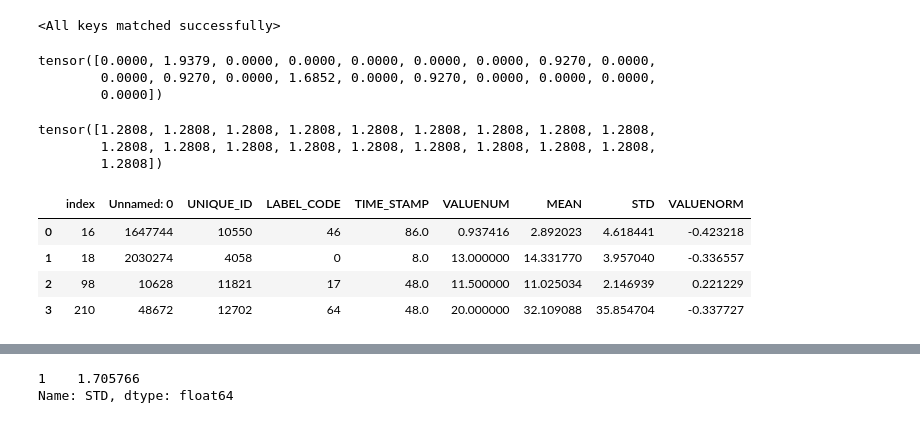
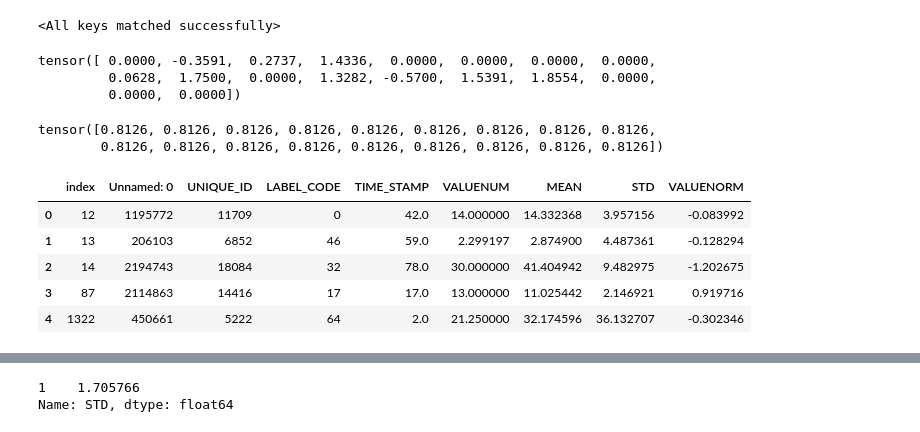
Before and after one commit to keytsuda/Continuous-Monitoring-of-Vital, a Jupyter notebook: GRUODEBayse/trained_model_test.ipynb, the cells around one changed output, grey strips where cells are left out. Cells and saved outputs as stored; diff of their text form; code cells hidden in the pictures.

```diff
--- a/GRUODEBayse/trained_model_test.ipynb
+++ b/GRUODEBayse/trained_model_test.ipynb
@@ -127,20 +128,17 @@ for i in range(100):
     if np.average(temp[np.where(temp!=0)])>0.5:
          break
 # %%
-import copy
-var=0
 b_new=copy.deepcopy(b["X"])
 print(b_new[:,var])
 temp=np.array(b_new[:,var][:])
 b_new[:,var][:]=torch.tensor(np.average(temp[np.where(temp!=0)]))
 b_new[:,var]
 # %% [output]
-tensor([0.0000, 1.9379, 0.0000, 0.0000, 0.0000, 0.0000, 0.0000, 0.9270, 0.0000,
-        0.0000, 0.9270, 0.0000, 1.6852, 0.0000, 0.9270, 0.0000, 0.0000, 0.0000,
-        0.0000])
+tensor([ 0.0000, -0.3591,  0.2737,  1.4336,  0.0000,  0.0000,  0.0000,  0.0000,
+         0.0628,  1.7500,  0.0000,  1.3282, -0.5700,  1.5391,  1.8554,  0.0000,
+         0.0000,  0.0000])
-tensor([1.2808, 1.2808, 1.2808, 1.2808, 1.2808, 1.2808, 1.2808, 1.2808, 1.2808,
-        1.2808, 1.2808, 1.2808, 1.2808, 1.2808, 1.2808, 1.2808, 1.2808, 1.2808,
-        1.2808])
+tensor([0.8126, 0.8126, 0.8126, 0.8126, 0.8126, 0.8126, 0.8126, 0.8126, 0.8126,
+        0.8126, 0.8126, 0.8126, 0.8126, 0.8126, 0.8126, 0.8126, 0.8126, 0.8126])
 # %%
 # for i, b in enumerate(dl):
 times    = b["times"]
@@ -169,13 +167,13 @@ comp=pd.read_csv( "E:\Data\Private\MIMIC_III\mimic_csv\Clean_data\complete_tenso
 # %%
-a=comp[(comp["LABEL_CODE"].isin([0,17,46,64]))].drop_duplicates(subset='LABEL_CODE').reset_index()
+a=comp[(comp["LABEL_CODE"].isin([0,17,32,46,64]))].drop_duplicates(subset='LABEL_CODE').reset_index()
+a
+# %% [output]
+|  | index | Unnamed: 0 | UNIQUE_ID | LABEL_CODE | TIME_STAMP | VALUENUM | MEAN | STD | VALUENORM |
+| 0 | 12 | 1195772 | 11709 | 0 | 42.0 | 14.000000 | 14.332368 | 3.957156 | -0.083992 |
+| 1 | 13 | 206103 | 6852 | 46 | 59.0 | 2.299197 | 2.874900 | 4.487361 | -0.128294 |
+| 2 | 14 | 2194743 | 18084 | 32 | 78.0 | 30.000000 | 41.404942 | 9.482975 | -1.202675 |
+| 3 | 87 | 2114863 | 14416 | 17 | 17.0 | 13.000000 | 11.025442 | 2.146921 | 0.919716 |
+| 4 | 1322 | 450661 | 5222 | 64 | 2.0 | 21.250000 | 32.174596 | 36.132707 | -0.302346 |
-# %%
-a
-# %% [output]
-|  | index | Unnamed: 0 | UNIQUE_ID | LABEL_CODE | TIME_STAMP | VALUENUM | MEAN | STD | VALUENORM |
-| 0 | 16 | 1647744 | 10550 | 46 | 86.0 | 0.937416 | 2.892023 | 4.618441 | -0.423218 |
-| 1 | 18 | 2030274 | 4058 | 0 | 8.0 | 13.000000 | 14.331770 | 3.957040 | -0.336557 |
-| 2 | 98 | 10628 | 11821 | 17 | 48.0 | 11.500000 | 11.025034 | 2.146939 | 0.221229 |
-| 3 | 210 | 48672 | 12702 | 64 | 48.0 | 20.000000 | 32.109088 | 35.854704 | -0.337727 |
 # %%
 %matplotlib inline
 sns.set()
```
Also changed, not shown: parts of 9 cells of this notebook, 11 other files.
